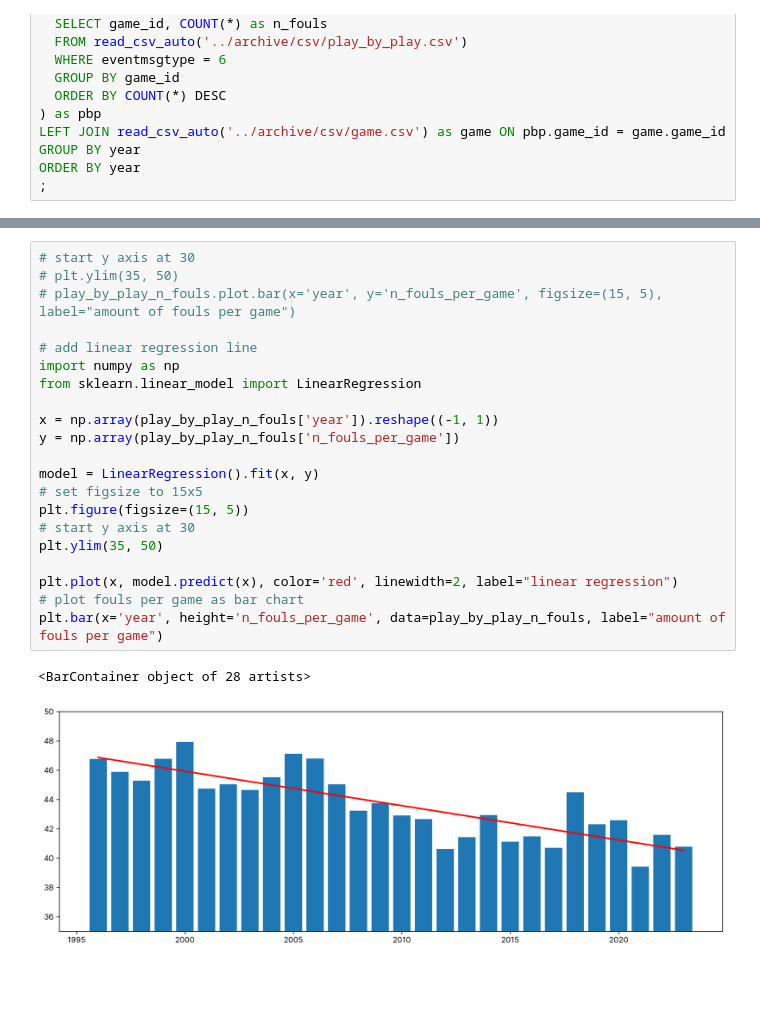
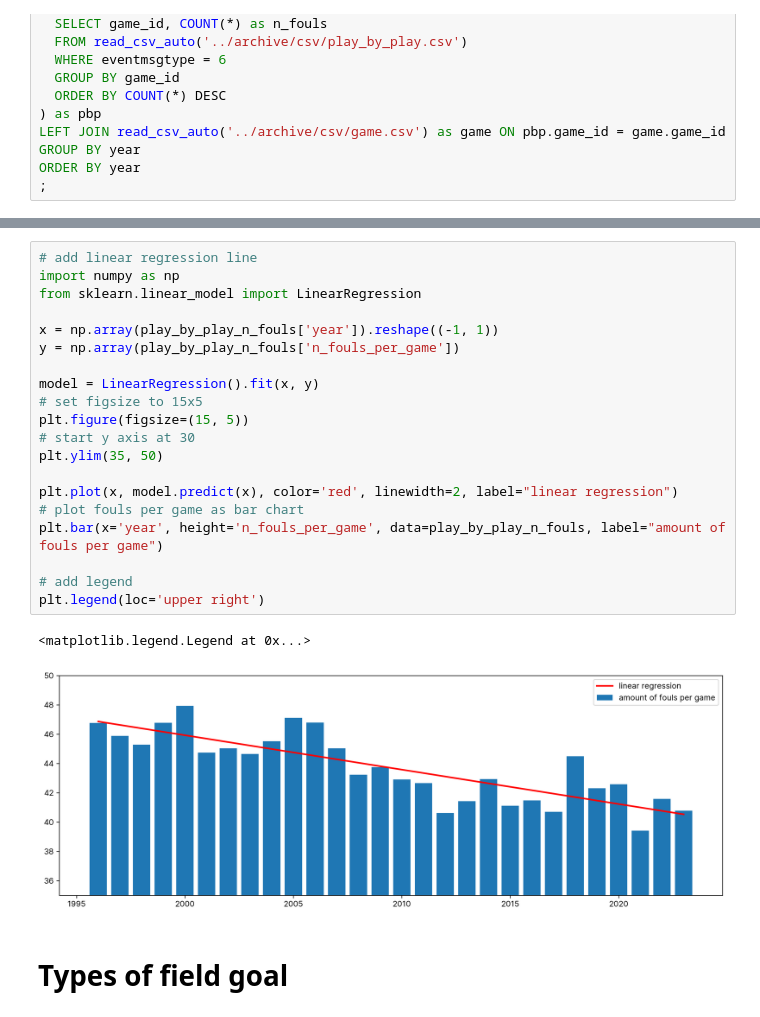
Before and after one commit to malte-j/dataviz-2023, a Jupyter notebook: notebooks/play-by-play.ipynb, the cells around one changed output, grey strips where cells are left out. Saved outputs shown, nothing was run; the diff lists cells and outputs as text; blank space fills up the shorter version.

Commit message:
update play by play and rename demo

```diff
--- a/notebooks/play-by-play.ipynb
+++ b/notebooks/play-by-play.ipynb
@@ -154,24 +154,25 @@ play_by_play_n_fouls
 # %%
-# start y axis at 30
-# plt.ylim(35, 50)
-# play_by_play_n_fouls.plot.bar(x='year', y='n_fouls_per_game', figsize=(15, 5), label="amount of fouls per game")
-
 # add linear regression line
 import numpy as np
 from sklearn.linear_model import LinearRegression
 
 x = np.array(play_by_play_n_fouls['year']).reshape((-1, 1))
 y = np.array(play_by_play_n_fouls['n_fouls_per_game'])
 
 model = LinearRegression().fit(x, y)
 # set figsize to 15x5
 plt.figure(figsize=(15, 5))
 # start y axis at 30
 plt.ylim(35, 50)
 
 plt.plot(x, model.predict(x), color='red', linewidth=2, label="linear regression")
 # plot fouls per game as bar chart
 plt.bar(x='year', height='n_fouls_per_game', data=play_by_play_n_fouls, label="amount of fouls per game")
+
+# add legend
+plt.legend(loc='upper right')
 # %% [output]
-<BarContainer object of 28 artists>
+<matplotlib.legend.Legend at 0x...>
-[figure, old version]
+[figure, new version]
+# %% [markdown]
+# Types of field goal
```
Also changed, not shown: parts of 9 cells of this notebook, 4 other files.
